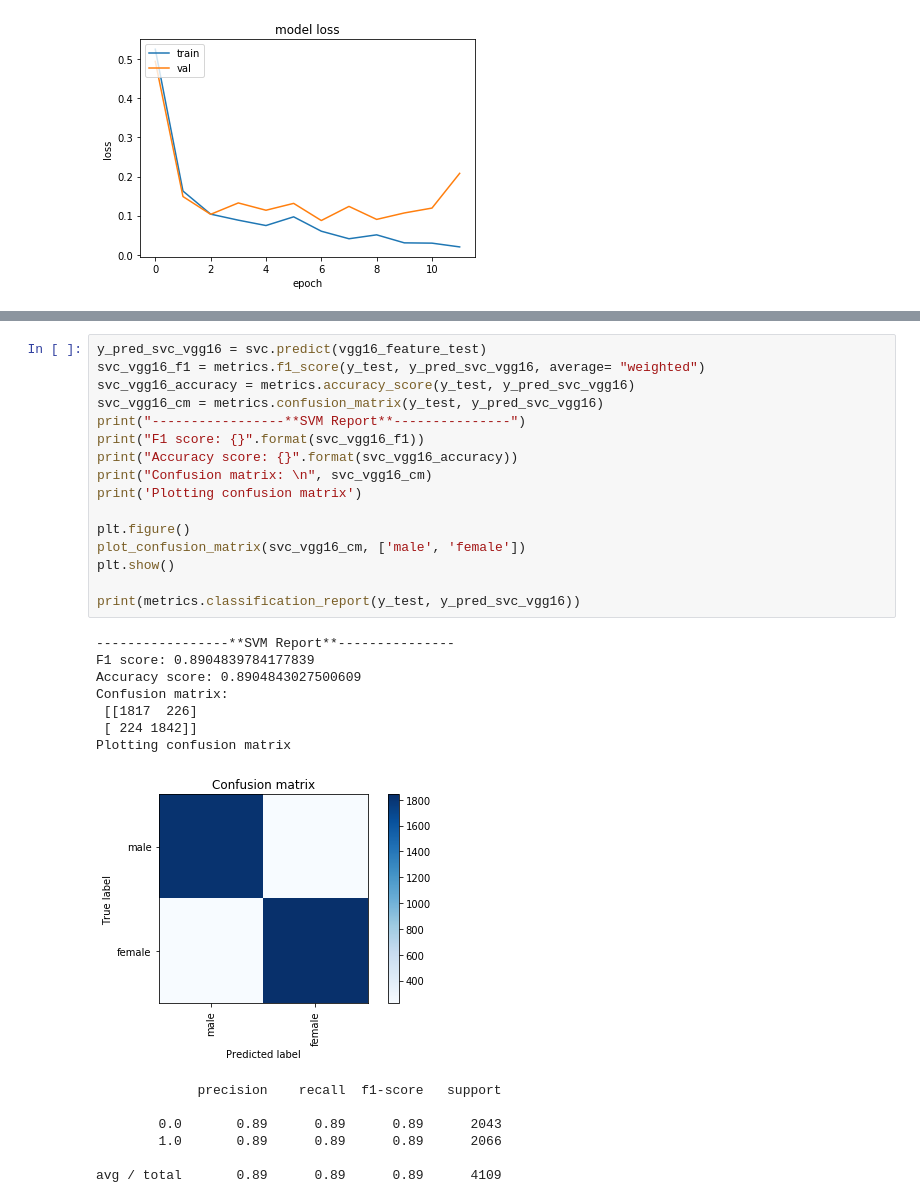
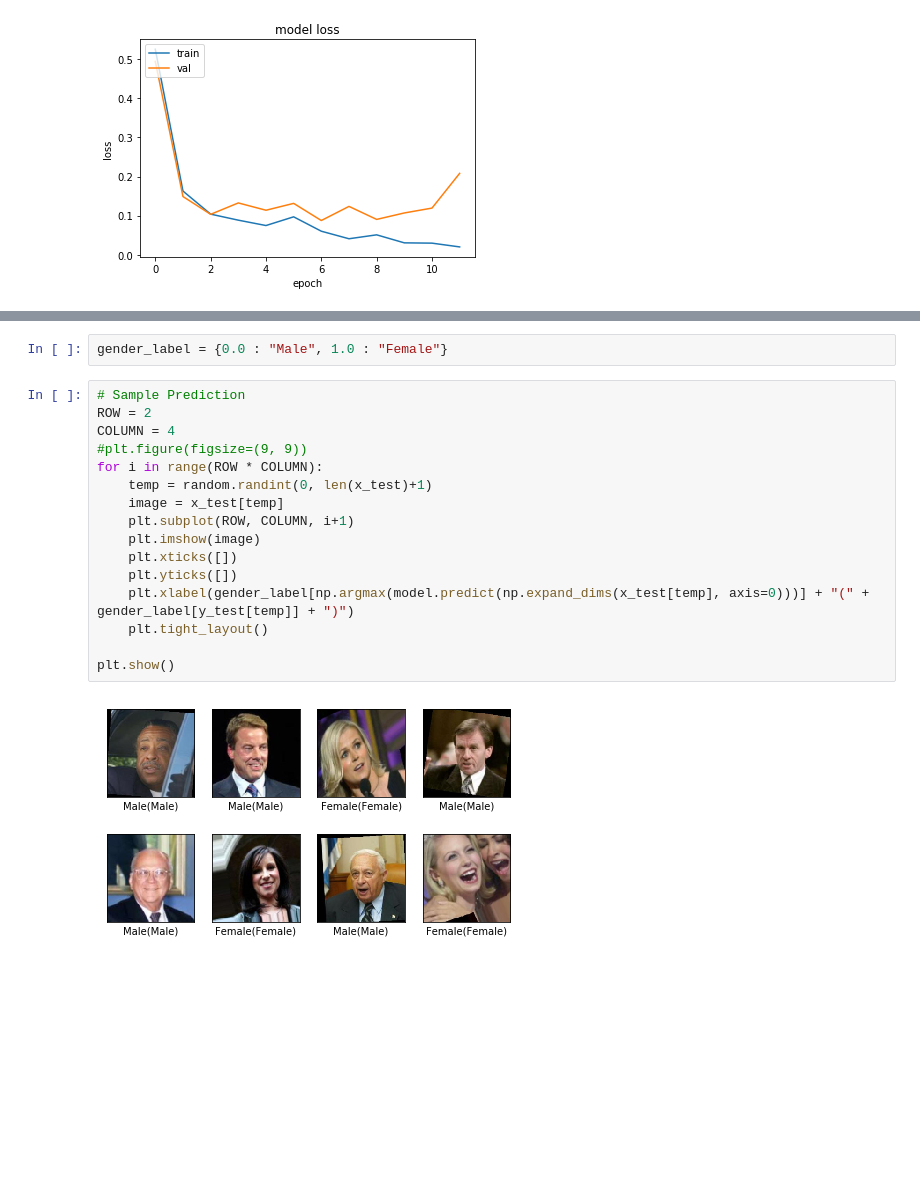
Before and after one commit to hgdangkhoi/Gender-Classification, a Jupyter notebook: Gender Classification.ipynb, the cells around one changed output, grey strips where cells are left out. Cells and saved outputs as stored; diff of their text form; blank space fills up the shorter version.

Commit message:
clean up code, add sample prediction

```diff
--- a/Gender Classification.ipynb
+++ b/Gender Classification.ipynb
@@ -1256,31 +1105,20 @@ Total training time is 5.89 minute
-# %%
-y_pred_svc_vgg16 = svc.predict(vgg16_feature_test)
-svc_vgg16_f1 = metrics.f1_score(y_test, y_pred_svc_vgg16, average= "weighted")
-svc_vgg16_accuracy = metrics.accuracy_score(y_test, y_pred_svc_vgg16)
-svc_vgg16_cm = metrics.confusion_matrix(y_test, y_pred_svc_vgg16)
-print("-----------------**SVM Report**---------------")
-print("F1 score: {}".format(svc_vgg16_f1))
-print("Accuracy score: {}".format(svc_vgg16_accuracy))
-print("Confusion matrix: \n", svc_vgg16_cm)
-print('Plotting confusion matrix')
-
-plt.figure()
-plot_confusion_matrix(svc_vgg16_cm, ['male', 'female'])
-plt.show()
-
-print(metrics.classification_report(y_test, y_pred_svc_vgg16))
-# %% [output]
------------------**SVM Report**---------------
-F1 score: 0.8904839784177839
-Accuracy score: 0.8904843027500609
-Confusion matrix:
- [[1817  226]
- [ 224 1842]]
-Plotting confusion matrix
-[figure, removed]
-             precision    recall  f1-score   support
-
-        0.0       0.89      0.89      0.89      2043
-        1.0       0.89      0.89      0.89      2066
-
-avg / total       0.89      0.89      0.89      4109
+# %%
+gender_label = {0.0 : "Male", 1.0 : "Female"}
+# %%
+# Sample Prediction
+ROW = 2
+COLUMN = 4
+#plt.figure(figsize=(9, 9))
+for i in range(ROW * COLUMN):
+    temp = random.randint(0, len(x_test)+1)
+    image = x_test[temp]
+    plt.subplot(ROW, COLUMN, i+1)
+    plt.imshow(image)
+    plt.xticks([])
+    plt.yticks([])
+    plt.xlabel(gender_label[np.argmax(model.predict(np.expand_dims(x_test[temp], axis=0)))] + "(" + gender_label[y_test[temp]] + ")")
+    plt.tight_layout()
+
+plt.show()
+# %% [output]
+[figure, added]
```
Also changed, not shown: parts of 19 cells of this notebook.
